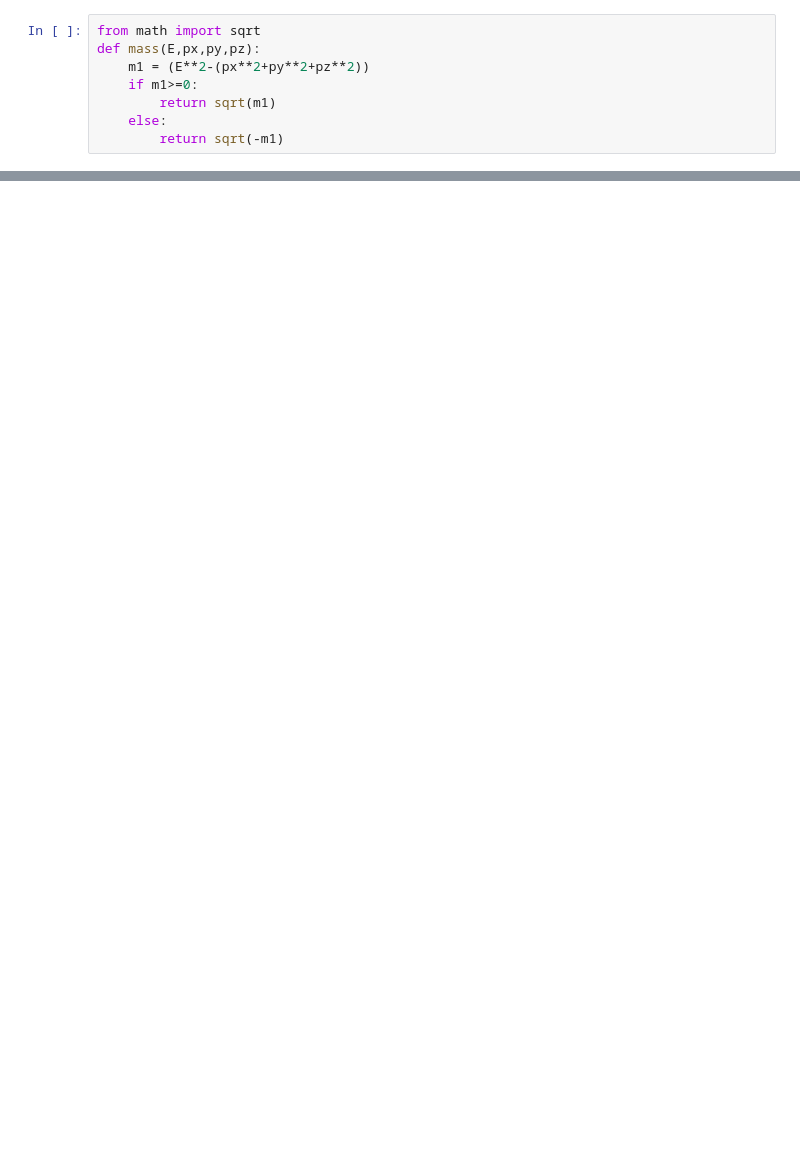
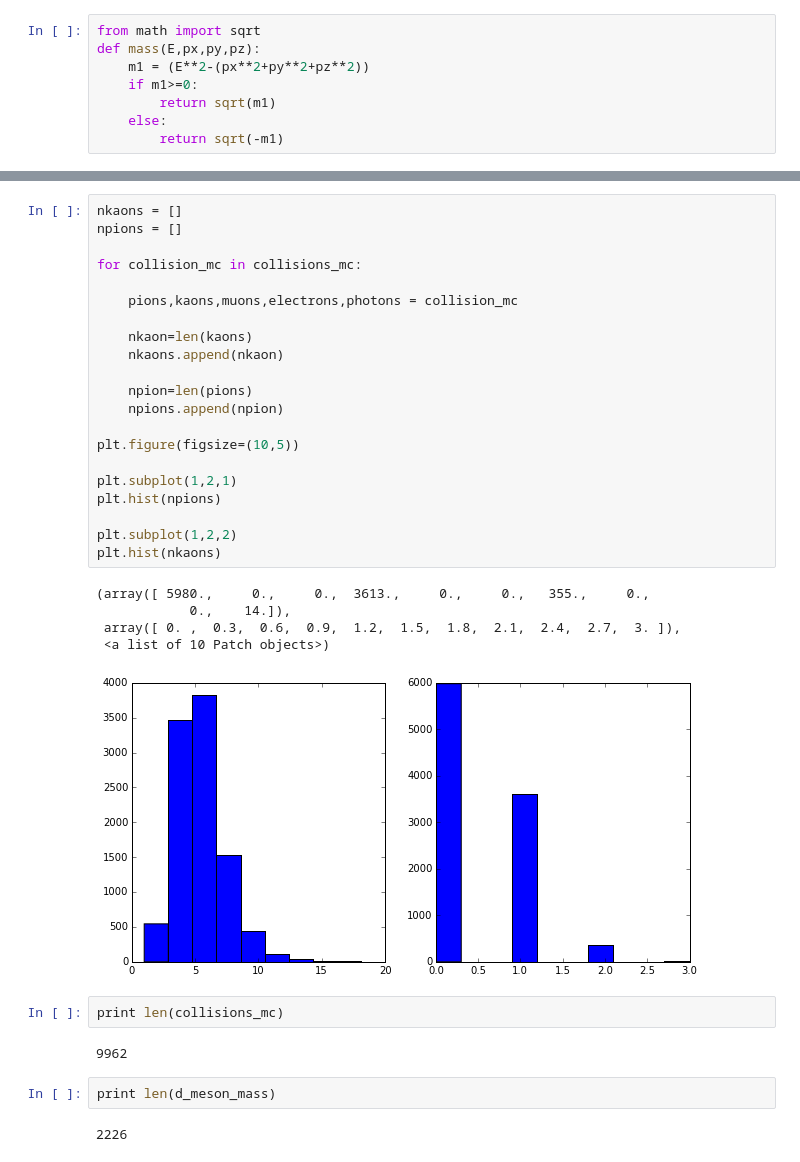
Before and after one commit to sandyspicer02/Particle_Physics, a Jupyter notebook: Particle_Physics_Playground/activities/ACTIVITY_D_meson_decays_CLEO.ipynb, the cells around one changed output, grey strips where cells are left out. Saved outputs shown, nothing was run; the diff lists cells and outputs as text; blank space fills up the shorter version.

```diff
--- a/Particle_Physics_Playground/activities/ACTIVITY_D_meson_decays_CLEO.ipynb
+++ b/Particle_Physics_Playground/activities/ACTIVITY_D_meson_decays_CLEO.ipynb
@@ -168,0 +184,35 @@ print "# of photons:   %d" % (len(collisions_mc[0][4]))
+# %%
+nkaons = []
+npions = []
+
+for collision_mc in collisions_mc:
+
+    pions,kaons,muons,electrons,photons = collision_mc
+
+    nkaon=len(kaons)
+    nkaons.append(nkaon)
+
+    npion=len(pions)
+    npions.append(npion)
+
+plt.figure(figsize=(10,5))
+
+plt.subplot(1,2,1)
+plt.hist(npions)
+
+plt.subplot(1,2,2)
+plt.hist(nkaons)
+# %% [output]
+(array([ 5980.,     0.,     0.,  3613.,     0.,     0.,   355.,     0.,
+            0.,    14.]),
+ array([ 0. ,  0.3,  0.6,  0.9,  1.2,  1.5,  1.8,  2.1,  2.4,  2.7,  3. ]),
+ <a list of 10 Patch objects>)
+[figure, added]
+# %%
+print len(collisions_mc)
+# %% [output]
+9962
+# %%
+print len(d_meson_mass)
+# %% [output]
+2226
```
Also changed, not shown: parts of 3 cells of this notebook.
